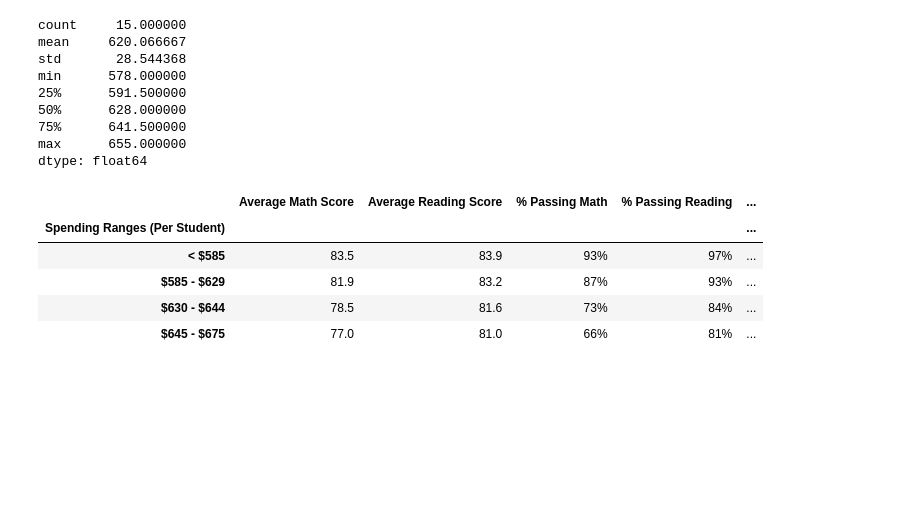
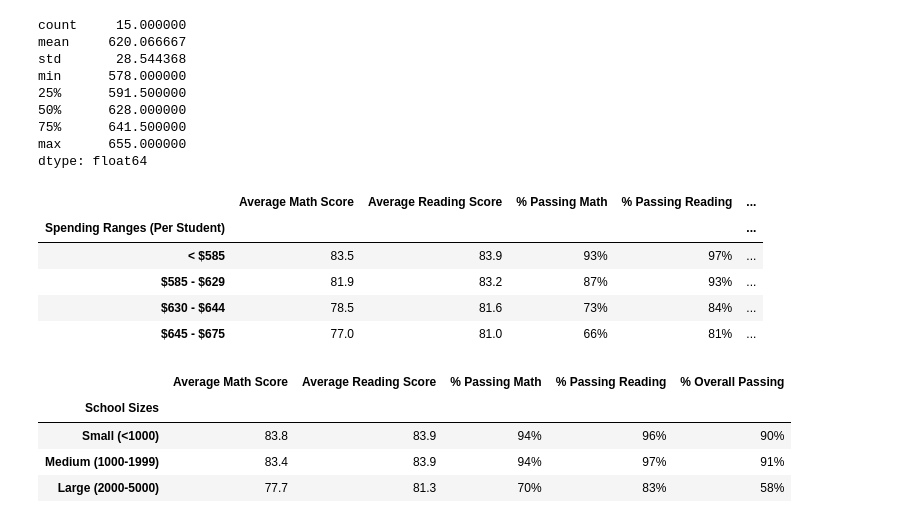
Before and after one commit to ForTheGold/School_Analysis, a Jupyter notebook: PyCitySchools.ipynb, the cells around one changed output. Drawn from its saved outputs; the diff is of its cells as text; code cells hidden in the pictures; blank space fills up the shorter version.

Commit message:
scores by school size.

```diff
--- a/PyCitySchools.ipynb
+++ b/PyCitySchools.ipynb
@@ -393,3 +393,37 @@ spending_summary_df
 | $585 - $629 | 81.9 | 83.2 | 87% | 93% | ... |
 | $630 - $644 | 78.5 | 81.6 | 73% | 84% | ... |
 | $645 - $675 | 77.0 | 81.0 | 66% | 81% | ... |
+# %%
+size_bins = [0, 1000, 2000, 5000]
+size_group_names = ["Small (<1000)", "Medium (1000-1999)", "Large (2000-5000)"]
+
+per_school_summary_df["School Sizes"] = pd.cut(per_school_counts, size_bins, labels=size_group_names)
+
+size_math_scores = per_school_summary_df.groupby(["School Sizes"]).mean()["Average Math Score"]
+size_reading_scores = per_school_summary_df.groupby(["School Sizes"]).mean()["Average Reading Score"]
+size_passing_math = per_school_summary_df.groupby(["School Sizes"]).mean()["% Passing Math"]
+size_passing_reading = per_school_summary_df.groupby(["School Sizes"]).mean()["% Passing Reading"]
+overall_passing_size = per_school_summary_df.groupby(["School Sizes"]).mean()["% Overall Passing"]
+
+size_summary_df = pd.DataFrame({
+                "Average Math Score": size_math_scores,
+                "Average Reading Score": size_reading_scores,
+                "% Passing Math": size_passing_math,
+                "% Passing Reading": size_passing_reading,
+                "% Overall Passing": overall_passing_size
+            })
+
+size_summary_df["Average Math Score"] = size_summary_df["Average Math Score"].map("{:.1f}".format)
+size_summary_df["Average Reading Score"] = size_summary_df["Average Reading Score"].map("{:.1f}".format)
+
+size_summary_df["% Passing Math"] = size_summary_df["% Passing Math"].map("{:.0f}%".format)
+size_summary_df["% Passing Reading"] = size_summary_df["% Passing Reading"].map("{:.0f}%".format)
+size_summary_df["% Overall Passing"] = size_summary_df["% Overall Passing"].map("{:.0f}%".format)
+
+size_summary_df
+# %% [output]
+|  | Average Math Score | Average Reading Score | % Passing Math | % Passing Reading | % Overall Passing |
+| School Sizes |  |  |  |  |  |
+| Small (<1000) | 83.8 | 83.9 | 94% | 96% | 90% |
+| Medium (1000-1999) | 83.4 | 83.9 | 94% | 97% | 91% |
+| Large (2000-5000) | 77.7 | 81.3 | 70% | 83% | 58% |
```
